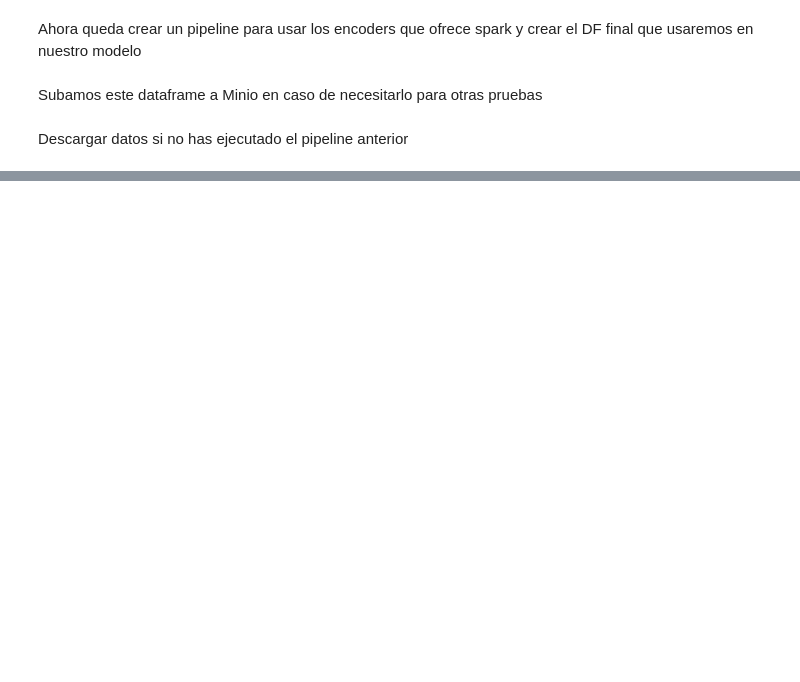
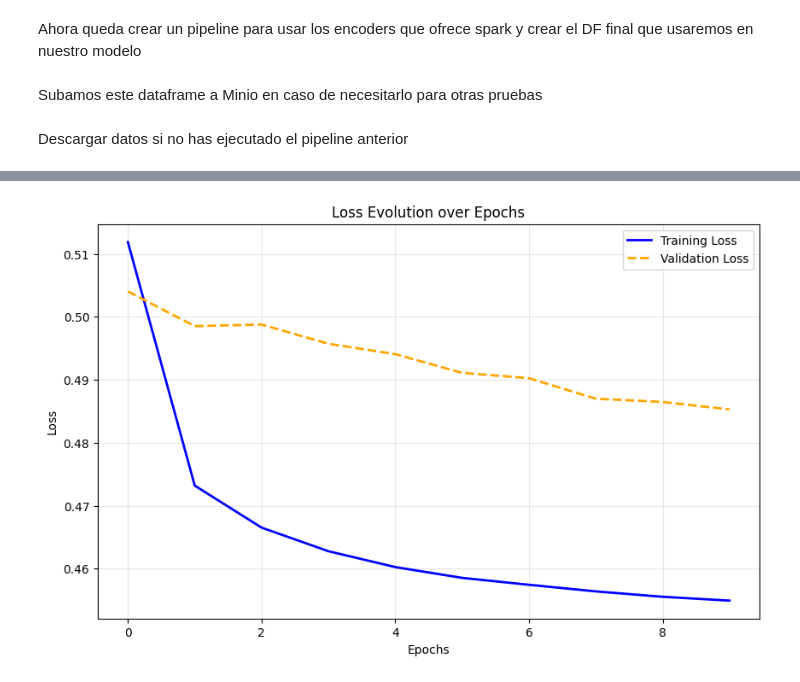
Before and after one commit to danpanto/NyFlow, a Jupyter notebook: models/lstm_model.ipynb, the cells around one changed output, grey strips where cells are left out. Drawn from its saved outputs; the diff is of its cells as text; code cells hidden in the pictures; blank space fills up the shorter version.

Commit message:
creado el modelo lstm

```diff
--- a/models/lstm_model.ipynb
+++ b/models/lstm_model.ipynb
@@ -328,0 +515,13 @@ df_lstm.show()
+# %%
+# Get one single batch from the loader
+data_iter = iter(test_loader)
+batch = next(data_iter)
+
+print("--- Batch Shapes ---")
+print(f"Vendor shape:   {batch['vendor'].shape}")       # Expected: [batch_size, 4]
+print(f"Centroid shape: {batch['centroid'].shape}")     # Expected: [batch_size, 2]
+print(f"Sequence shape: {batch['temporal_seq'].shape}") # Expected: [batch_size, seq_len, feat_dim]
+print(f"Label shape:    {batch['label'].shape}")        # Expected: [batch_size]
+
+# Check types
+print(f"\nSequence Dtype: {batch['temporal_seq'].dtype}") # Expected: torch.float32
@@ -328,0 +536,12 @@ df_lstm.show()
+# %%
+device = torch.device('cuda' if torch.cuda.is_available() else 'cpu')
+print(f"Training on: {device}")
+
+
+model = TaxiDemandLSTM(vendor_dim=4, window_size=5, feature_dim=7).to(device)
+
+
+criterion = nn.MSELoss()
+optimizer = torch.optim.Adam(model.parameters(), lr=0.001)
+
+num_epochs = 10
@@ -328,0 +643,15 @@ df_lstm.show()
+# %%
+def plot_loss(train_loss, val_loss):
+    plt.figure(figsize=(10, 6))
+    plt.plot(train_loss, label='Training Loss', color='blue', lw=2)
+    plt.plot(val_loss, label='Validation Loss', color='orange', linestyle='--', lw=2)
+    plt.title('Loss Evolution over Epochs')
+    plt.xlabel('Epochs')
+    plt.ylabel('Loss')
+    plt.legend()
+    plt.grid(True, alpha=0.3)
+    plt.show()
+
+plot_loss(train_h, val_h)
+# %% [output]
+[figure, added]
```
Also changed, not shown: parts of 26 cells of this notebook, 3 other files.
